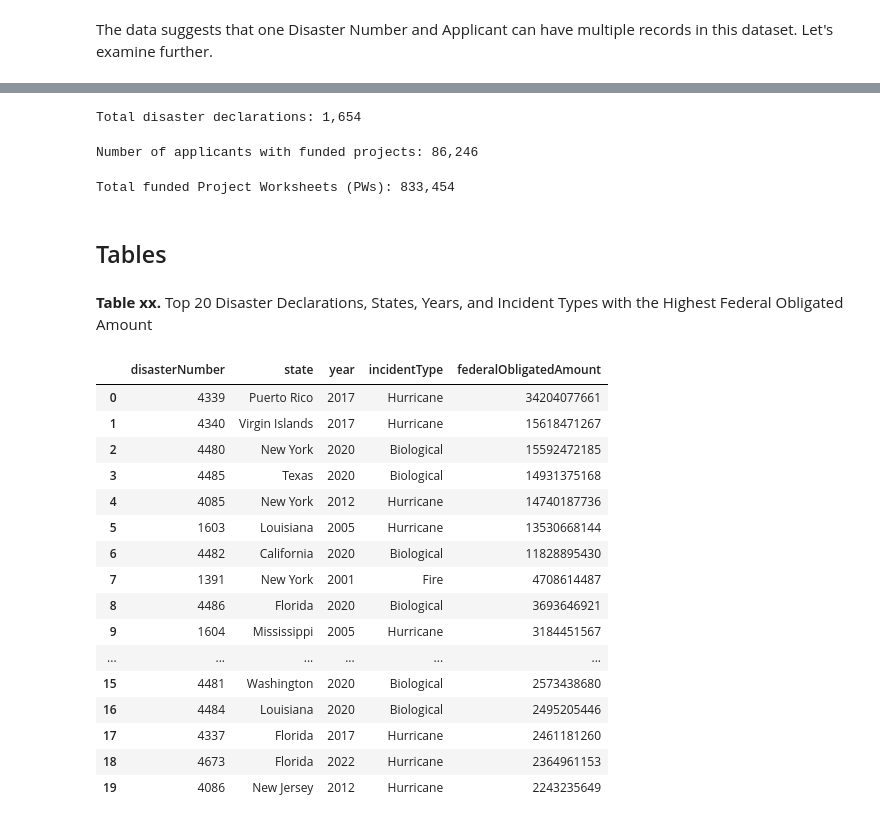
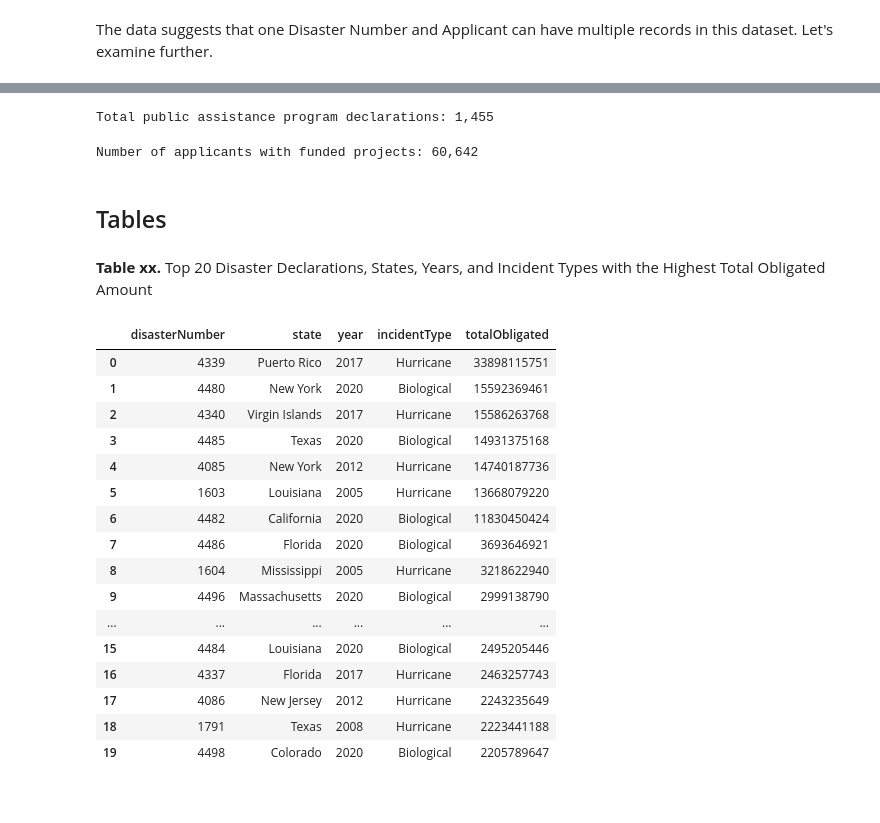
Before and after one commit to mebauer/fema-disaster-information, a Jupyter notebook: public-assistance.ipynb, the cells around one changed output, grey strips where cells are left out. Drawn from its saved outputs; the diff is of its cells as text; code cells hidden in the pictures.

```diff
--- a/public-assistance.ipynb
+++ b/public-assistance.ipynb
@@ -370,8 +378,9 @@ From the analysis above, unique record consists of a disaster, an applicant, and
 # %%
 sql = """
     SELECT
-        ROUND(SUM(federalObligatedAmount), 0)::BIGINT AS federalObligatedAmount
+        ROUND(SUM(totalObligated), 0)::BIGINT AS totalObligated
     FROM public_assistance
+    WHERE declarationDate >= '2003-01-01'
 """
 
 con.sql(sql)
@@ -385,6 +394,6 @@ con.sql(sql)
 # %%
 # format dollar value
-federalObligatedAmount = con.sql(sql).df().values[0][0]
+totalObligated = con.sql(sql).df().values[0][0]
 
-print(f"Total federal obligated amount: ${federalObligatedAmount:,}")
+print(f"Total public assistance program federal obligated amount: ${totalObligated:,}")
 # %% [output]
@@ -394,84 +403,69 @@ sql = """
     SELECT
         COUNT(DISTINCT disasterNumber)
     FROM public_assistance
+    WHERE declarationDate >= '2003-01-01'
 """
 
 disasterNumber = con.sql(sql).df().values[0][0]
 
-print(f"Total disaster declarations: {disasterNumber:,}")
+print(f"Total public assistance program declarations: {disasterNumber:,}")
 # %% [output]
-Total disaster declarations: 1,654
+Total public assistance program declarations: 1,455
 # %%
 sql = """
     SELECT
-        COUNT(DISTINCT applicantName)
-    FROM
-        public_assistance
-    WHERE
-        numberOfProjects > 0
+        COUNT(DISTINCT applicantId)
+    FROM public_assistance
+    WHERE declarationDate >= '2003-01-01'
 """
 
 applicantName = con.sql(sql).df().values[0][0]
 
 print(f"Number of applicants with funded projects: {applicantName:,}")
 # %% [output]
-Number of applicants with funded projects: 86,246
+Number of applicants with funded projects: 60,642
-# %%
-sql = """
-    SELECT
-        SUM(numberOfProjects)::BIGINT
-    FROM public_assistance
-
-"""
-
-numberOfProjects = con.sql(sql).df().values[0][0]
-
-print(f"Total funded Project Worksheets (PWs): {numberOfProjects:,}")
-# %% [output]
-Total funded Project Worksheets (PWs): 833,454
-# %% [markdown]
-## Tables
+# %% [markdown]
+## Tables
 # %% [markdown]
-**Table xx.** Top 20 Disaster Declarations, States, Years, and Incident Types with the Highest Federal Obligated Amount
+**Table xx.** Top 20 Disaster Declarations, States, Years, and Incident Types with the Highest Total Obligated Amount
 # %%
 sql = """
     SELECT
         disasterNumber,
         state,
         substring(declarationDate::VARCHAR, 1, 4) as year,
         incidentType,
-        ROUND(SUM(federalObligatedAmount), 0)::BIGINT AS federalObligatedAmount
+        ROUND(SUM(totalObligated), 0)::BIGINT AS totalObligated
     FROM
         public_assistance
-    GROUP BY
-        ALL
-    ORDER BY
-        federalObligatedAmount DESC
+    WHERE declarationDate >= '2003-01-01'
+    GROUP BY ALL
+    ORDER BY totalObligated DESC
 """
 
 relation = con.sql(sql)
 
 con.sql("""
     SELECT *
     FROM relation
-    ORDER BY federalObligatedAmount DESC
+    ORDER BY totalObligated DESC
     LIMIT 20
 """).df()
 # %% [output]
-|  | disasterNumber | state | year | incidentType | federalObligatedAmount |
-| 0 | 4339 | Puerto Rico | 2017 | Hurricane | 34204077661 |
-| 1 | 4340 | Virgin Islands | 2017 | Hurricane | 15618471267 |
-| 2 | 4480 | New York | 2020 | Biological | 15592472185 |
+|  | disasterNumber | state | year | incidentType | totalObligated |
+| 0 | 4339 | Puerto Rico | 2017 | Hurricane | 33898115751 |
+| 1 | 4480 | New York | 2020 | Biological | 15592369461 |
+| 2 | 4340 | Virgin Islands | 2017 | Hurricane | 15586263768 |
 | 3 | 4485 | Texas | 2020 | Biological | 14931375168 |
 | 4 | 4085 | New York | 2012 | Hurricane | 14740187736 |
-| 5 | 1603 | Louisiana | 2005 | Hurricane | 13530668144 |
-| 6 | 4482 | California | 2020 | Biological | 11828895430 |
-| 7 | 1391 | New York | 2001 | Fire | 4708614487 |
-| 8 | 4486 | Florida | 2020 | Biological | 3693646921 |
-| 9 | 1604 | Mississippi | 2005 | Hurricane | 3184451567 |
+| 5 | 1603 | Louisiana | 2005 | Hurricane | 13668079220 |
+| 6 | 4482 | California | 2020 | Biological | 11830450424 |
+| 7 | 4486 | Florida | 2020 | Biological | 3693646921 |
+| 8 | 1604 | Mississippi | 2005 | Hurricane | 3218622940 |
+| 9 | 4496 | Massachusetts | 2020 | Biological | 2999138790 |
 | ... | ... | ... | ... | ... | ... |
-| 15 | 4481 | Washington | 2020 | Biological | 2573438680 |
-| 16 | 4484 | Louisiana | 2020 | Biological | 2495205446 |
-| 17 | 4337 | Florida | 2017 | Hurricane | 2461181260 |
-| 18 | 4673 | Florida | 2022 | Hurricane | 2364961153 |
-| 19 | 4086 | New Jersey | 2012 | Hurricane | 2243235649 |
+| 15 | 4484 | Louisiana | 2020 | Biological | 2495205446 |
+| 16 | 4337 | Florida | 2017 | Hurricane | 2463257743 |
+| 17 | 4086 | New Jersey | 2012 | Hurricane | 2243235649 |
+| 18 | 1791 | Texas | 2008 | Hurricane | 2223441188 |
+| 19 | 4498 | Colorado | 2020 | Biological | 2205789647 |
```
Also changed, not shown: parts of 42 cells of this notebook.
